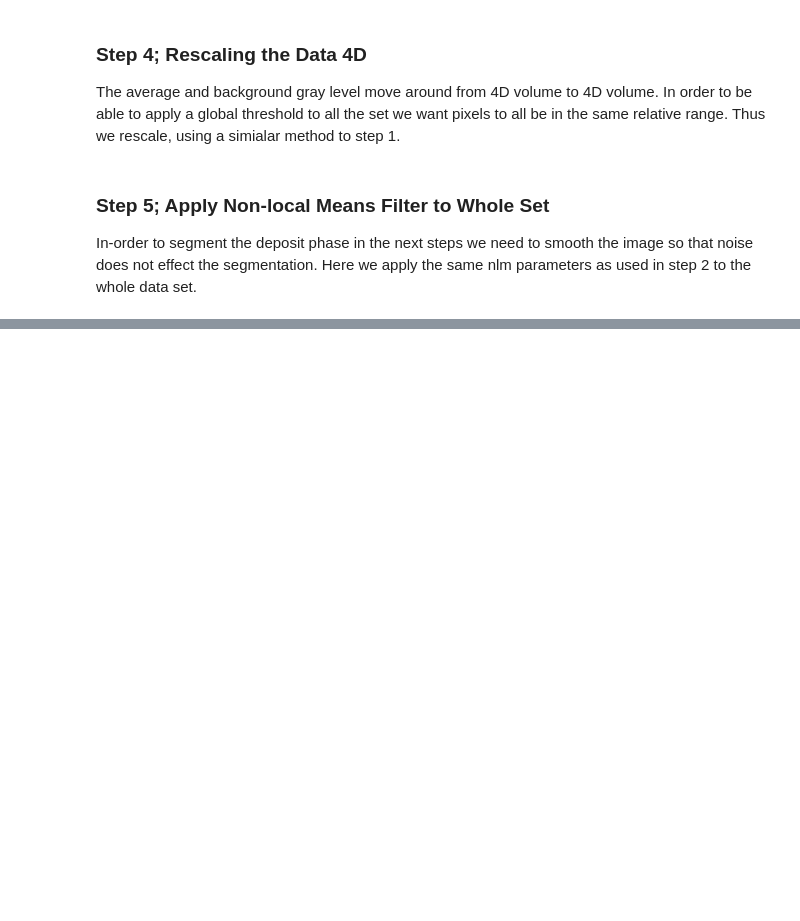
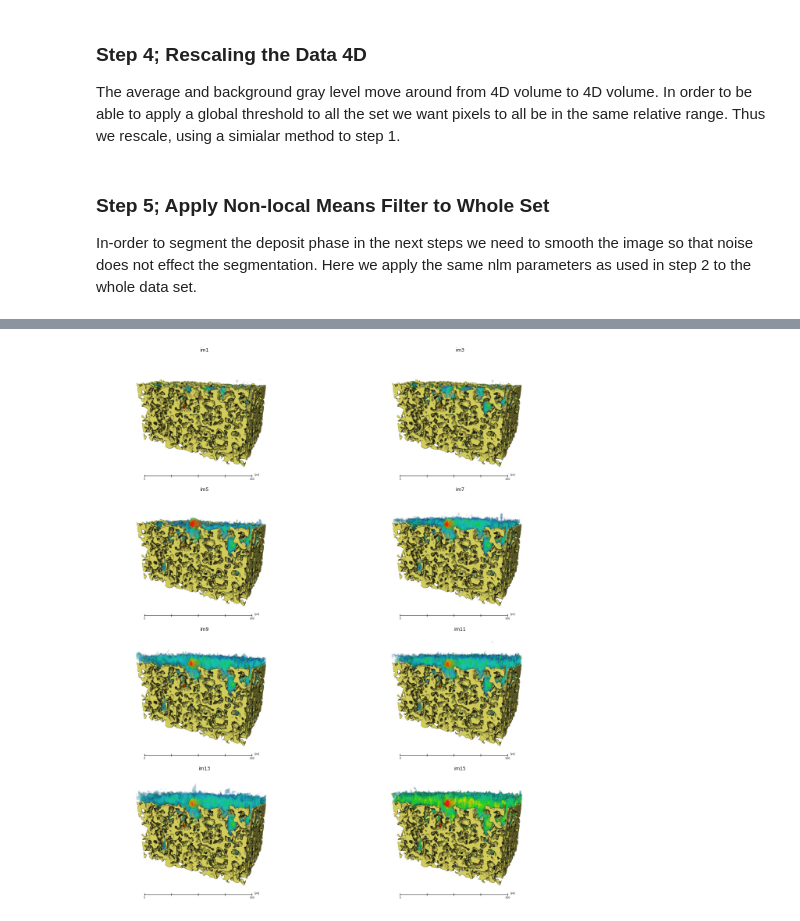
Before and after one commit to MaPhewJ/Manchester-Prague-JM, a Jupyter notebook: Entire Python Workflow.ipynb, the cells around one changed output, grey strips where cells are left out. Drawn from its saved outputs; the diff is of its cells as text; code cells hidden in the pictures; blank space fills up the shorter version.

```diff
--- a/Entire Python Workflow.ipynb
+++ b/Entire Python Workflow.ipynb
@@ -556,0 +633,49 @@ for l in range(1, 17):
+# %%
+import imageio as io
+import numpy as np
+import matplotlib.pyplot as plt
+#we then render the volumes in avizo as shown below.
+#Here we have rendered the segmented filter/background and the TiO2 in grayscale.
+#This means we can render the TiO2 with a color intensity map as shown below
+#useful assuming intensity is proportional to deposit density
+
+im1 = io.imread('E:/paper_2/Volumes_Bare/avizo_snap_1a.jpg')
+im3 = io.imread('E:/paper_2/Volumes_Bare/avizo_snap_3a.jpg')
+im5 = io.imread('E:/paper_2/Volumes_Bare/avizo_snap_5a.jpg')
+im7 = io.imread('E:/paper_2/Volumes_Bare/avizo_snap_7a.jpg')
+im9 = io.imread('E:/paper_2/Volumes_Bare/avizo_snap_9a.jpg')
+im11 = io.imread('E:/paper_2/Volumes_Bare/avizo_snap_11a.jpg')
+im13 = io.imread('E:/paper_2/Volumes_Bare/avizo_snap_13a.jpg')
+im15 = io.imread('E:/paper_2/Volumes_Bare/avizo_snap_15a.jpg')
+
+fig, axes = plt.subplots(ncols=2, nrows=4, figsize= (20, 20), sharex=True, sharey=True)
+ax = axes.ravel()
+
+ax[0].imshow(im1, cmap=plt.cm.gray)
+ax[0].set_title('im1')
+ax[0].axis('off')
+ax[1].imshow(im3, cmap=plt.cm.gray)
+ax[1].set_title('im3')
+ax[1].axis('off')
+ax[2].imshow(im5, cmap=plt.cm.gray)
+ax[2].set_title('im5')
+ax[2].axis('off')
+ax[3].imshow(im7, cmap=plt.cm.gray)
+ax[3].set_title('im7')
+ax[3].axis('off')
+ax[4].imshow(im9, cmap=plt.cm.gray)
+ax[4].set_title('im9')
+ax[4].axis('off')
+ax[5].imshow(im11, cmap=plt.cm.gray)
+ax[5].set_title('im11')
+ax[5].axis('off')
+ax[6].imshow(im13, cmap=plt.cm.gray)
+ax[6].set_title('im13')
+ax[6].axis('off')
+ax[7].imshow(im15, cmap=plt.cm.gray)
+ax[7].set_title('im15')
+ax[7].axis('off')
+plt.tight_layout()
+plt.show()
+# %% [output]
+[figure, added]
```
Also changed, not shown: parts of 6 cells of this notebook.
